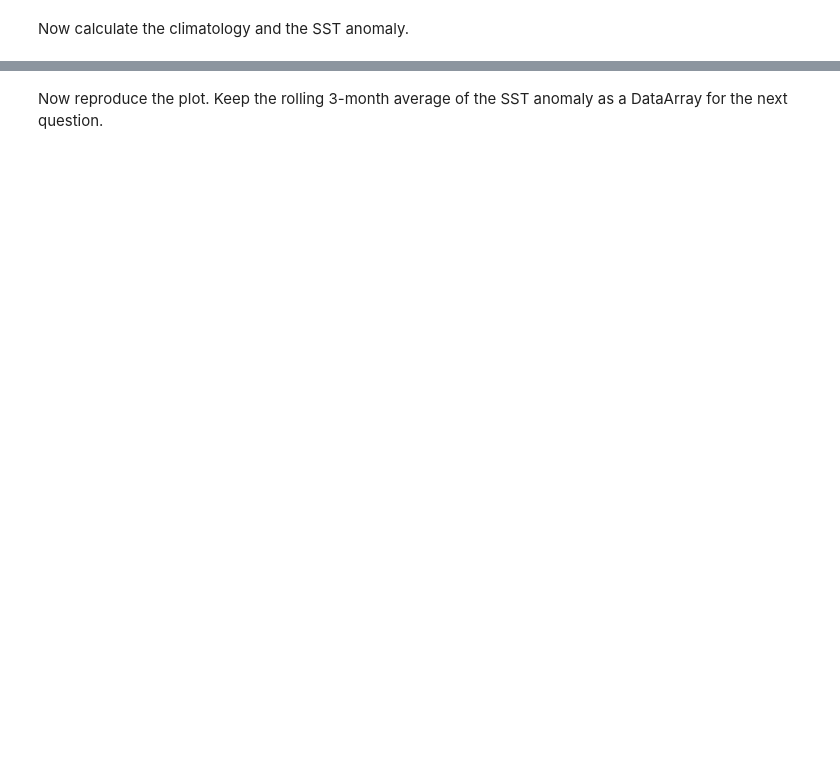
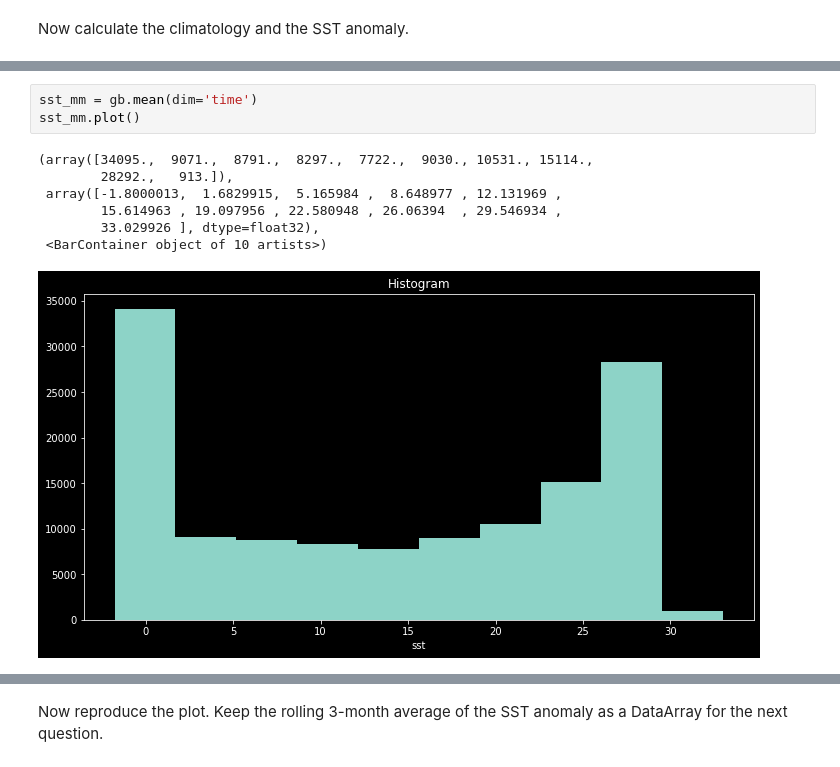
Before and after one commit to DRUFS/Tasks-Python-Research-Computing-, a Jupyter notebook: more_xarray.ipynb, the cells around one changed output, grey strips where cells are left out. Cells and saved outputs as stored; diff of their text form; blank space fills up the shorter version.

Commit message:
xArray II

```diff
--- a/more_xarray.ipynb
+++ b/more_xarray.ipynb
@@ -55,0 +127,11 @@ Now calculate the climatology and the SST anomaly.
+# %%
+sst_mm = gb.mean(dim='time')
+sst_mm.plot()
+# %% [output]
+(array([34095.,  9071.,  8791.,  8297.,  7722.,  9030., 10531., 15114.,
+        28292.,   913.]),
+ array([-1.8000013,  1.6829915,  5.165984 ,  8.648977 , 12.131969 ,
+        15.614963 , 19.097956 , 22.580948 , 26.06394  , 29.546934 ,
+        33.029926 ], dtype=float32),
+ <BarContainer object of 10 artists>)
+[figure, added]
```
Also changed, not shown: parts of 20 cells of this notebook.
